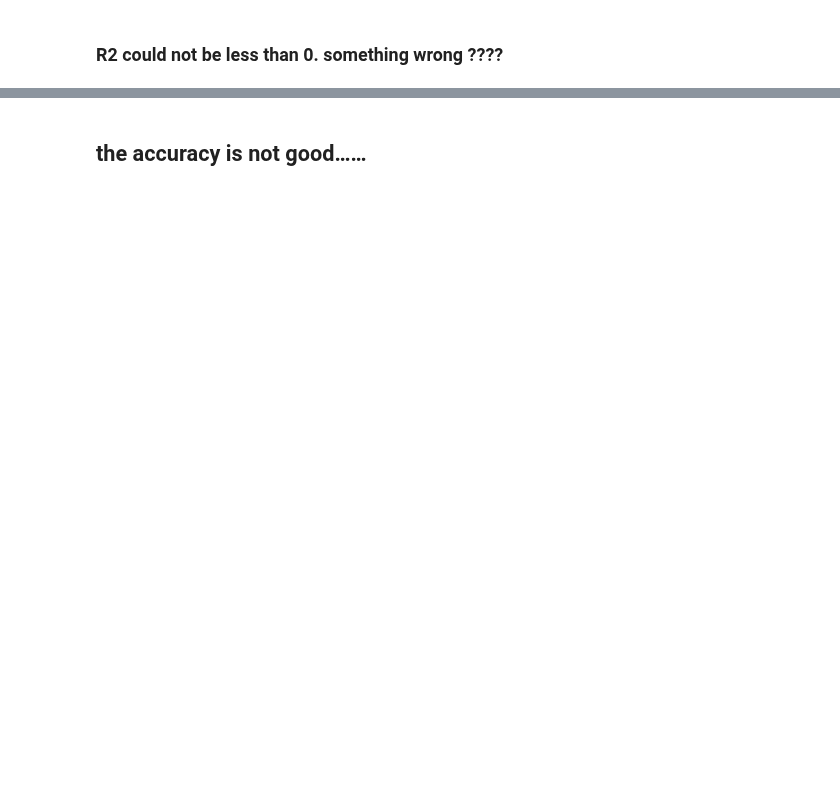
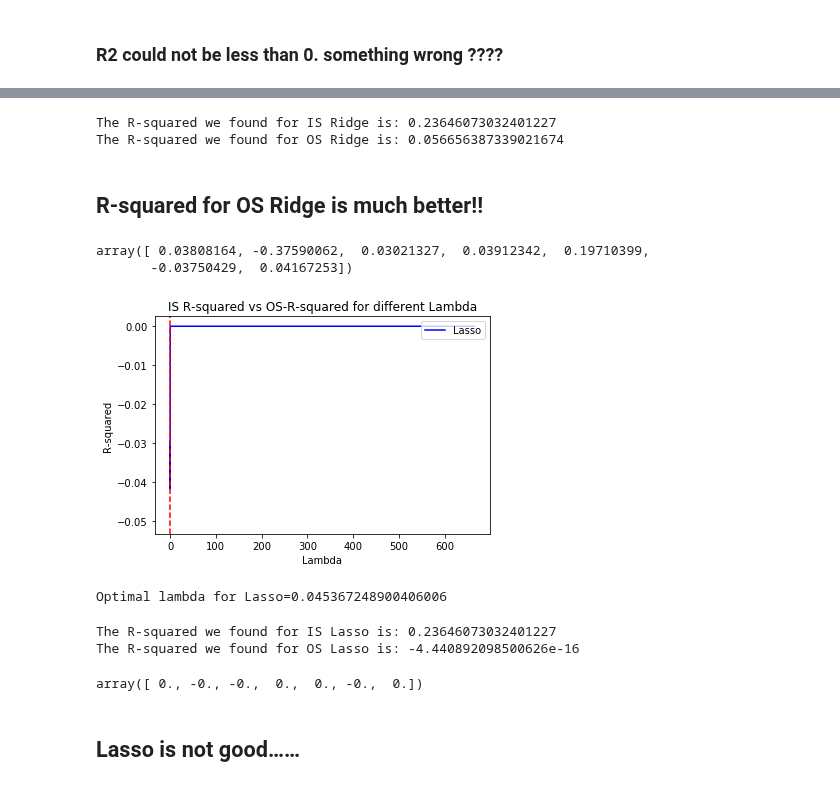
Before and after one commit to picniclin/NYC_yl5240, a Jupyter notebook: nyc_rent_Yuwei_1128.ipynb, the cells around one changed output, grey strips where cells are left out. Saved outputs shown, nothing was run; the diff lists cells and outputs as text; code cells hidden in the pictures; blank space fills up the shorter version.

```diff
--- a/nyc_rent_Yuwei_1128.ipynb
+++ b/nyc_rent_Yuwei_1128.ipynb
@@ -714,2 +752,60 @@ pre = lr.predict(test[['inc', 'rent', 'entropy', 'units', 'inc_change', 'units_c
+# %%
+Ridge = linear_model.Ridge(fit_intercept=True,alpha=lambda_r_optimal)
+
+Ridge.fit(X_train,y_train)
+# In the sample:
+p_IS=Ridge.predict(X_train)
+err_IS=p_IS-y_train
+R_2_IS_Ridge=1-np.var(err_IS)/np.var(y_train)
+print("The R-squared we found for IS Ridge is: {0}".format(R_2_IS_Ridge))
+
+Ridge_coef=Ridge.coef_
+#Out of sample
+p_OS=Ridge.predict(X_test)
+err_OS=p_OS-y_test
+R_2_OS_Ridge=1-np.var(err_OS)/np.var(y_test)
+print("The R-squared we found for OS Ridge is: {0}".format(R_2_OS_Ridge))
+# %% [output]
+The R-squared we found for IS Ridge is: 0.23646073032401227
+The R-squared we found for OS Ridge is: 0.056656387339021674
+# %% [markdown]
+## R-squared for OS Ridge is much better!!
+# %%
+Ridge_coef
+# %% [output]
+array([ 0.03808164, -0.37590062,  0.03021327,  0.03912342,  0.19710399,
+       -0.03750429,  0.04167253])
+# %%
+#select lambdas for Lasso
+lambdas=np.exp(np.linspace(-5,6.5,200))
+lambda_l_optimal=Regularization_fit_lambda(2,X_train,y_train,lambdas,p=0.4,Graph=True)
+print('Optimal lambda for Lasso={0}'.format(lambda_l_optimal))
+# %% [output]
+[figure, added]
+Optimal lambda for Lasso=0.045367248900406006
+# %%
+Lasso=linear_model.Lasso(fit_intercept=True,alpha=lambda_l_optimal)
+#try Ridge with a selected regularization parameter lambda
+
+Lasso.fit(X_train,y_train)
+# In the sample:
+p_IS=Lasso.predict(X_train)
+err_IS=p_IS-y_train
+R_2_IS_Lasso=1-np.var(err_IS)/np.var(y_train)
+print("The R-squared we found for IS Lasso is: {0}".format(R_2_IS_Ridge))
+
+Lasso_coef=Lasso.coef_
+#Out of sample
+p_OS=Lasso.predict(X_test)
+err_OS=p_OS-y_test
+R_2_OS_Lasso=1-np.var(err_OS)/np.var(y_test)
+print("The R-squared we found for OS Lasso is: {0}".format(R_2_OS_Lasso))
+# %% [output]
+The R-squared we found for IS Lasso is: 0.23646073032401227
+The R-squared we found for OS Lasso is: -4.440892098500626e-16
+# %%
+Lasso_coef
+# %% [output]
+array([ 0., -0., -0.,  0.,  0., -0.,  0.])
 # %% [markdown]
-## the accuracy is not good……
+##  Lasso is not good……
```
Also changed, not shown: parts of 19 cells of this notebook.
